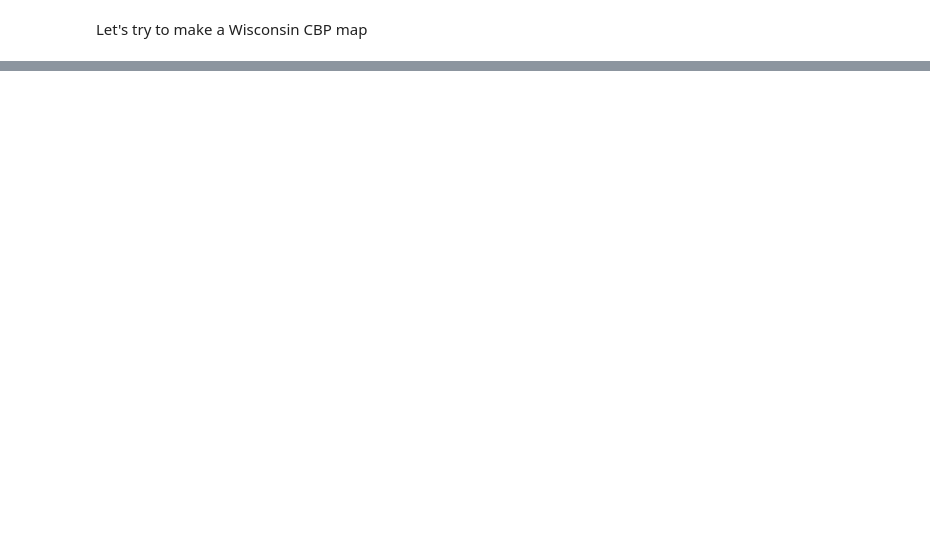
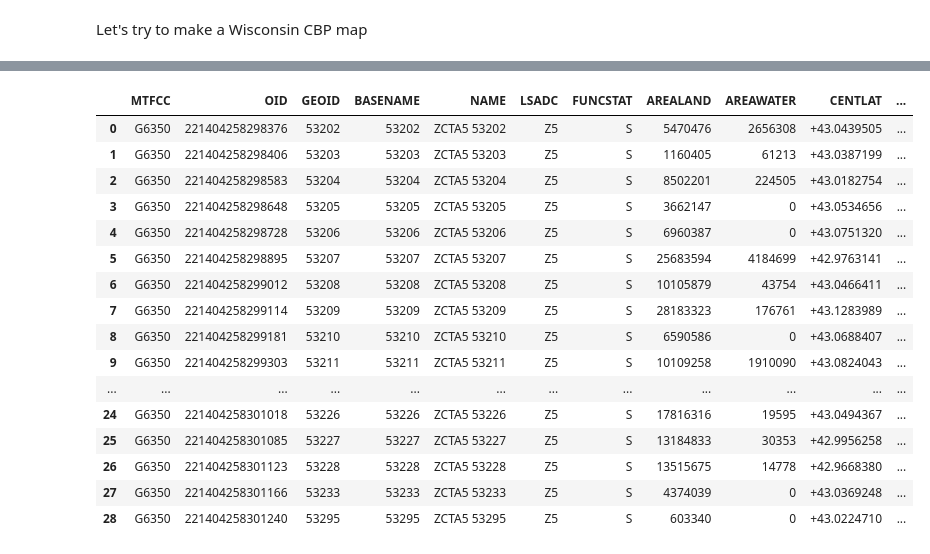
Before and after one commit to edebroux/census_api_builder, a Jupyter notebook: cenpy_practice.ipynb, the cells around one changed output, grey strips where cells are left out. Cells and saved outputs as stored; diff of their text form; code cells hidden in the pictures; blank space fills up the shorter version.

```diff
--- a/cenpy_practice.ipynb
+++ b/cenpy_practice.ipynb
@@ -256,0 +379,14 @@ pandas.core.frame.DataFrame
+# %%
+mke_zbp_zcta = mke_zbp[["YEAR",
+                        "NAICS2017",
+                        "NAICS2017_LABEL",
+                        "EMP",
+                        "ESTAB",
+                        "PAYANN",
+                        "PAYQTR1",
+                        "zcta"]].groupby(["YEAR",
+                                          "NAICS2017",
+                                          "NAICS2017_LABEL",
+                                          "zcta"]).sum().sort_values(by=["zcta",
+                                                                         "NAICS2017"], ascending=True).reset_index(drop=False)
+mke_zbp_zcta
@@ -256,0 +427,5 @@ pandas.core.frame.DataFrame
+# %%
+# Set the connection to the 2010 Decennial
+zcta_geo_conn = cp.remote.APIConnection("DECENNIALSF12010", apikey=key)
+zcta_geo_conn.set_mapservice('tigerWMS_Census2010')
+zcta_geo_conn.mapservice.layers[8].variables
@@ -256,0 +450,13 @@ pandas.core.frame.DataFrame
+# %%
+mke_zctas = mke_zbp_zcta.zcta.unique()
+# %%
+# Get the ZCTA geographies
+zcta_data = pd.DataFrame()
+# Compile ZCTA shape files
+for zcta in mke_zctas:
+    # Show which ZCTA's shapefile is being pulled
+    print(f"Requesting data for ZCTA: {zcta}.")
+    # Put in request for ZCTA
+    geo_req = zcta_geo_conn.mapservice.query(layer=8, where=f"ZCTA5 = {zcta}")
+    # Concatenate the returned DataFrame to our overall dataset
+    zcta_data = pd.concat([zcta_data, geo_req], axis=0, ignore_index=True)
@@ -256,0 +481,20 @@ pandas.core.frame.DataFrame
+# %%
+zcta_data
+# %% [output]
+|  | MTFCC | OID | GEOID | BASENAME | NAME | LSADC | FUNCSTAT | AREALAND | AREAWATER | CENTLAT | ... |
+| 0 | G6350 | 221404258298376 | 53202 | 53202 | ZCTA5 53202 | Z5 | S | 5470476 | 2656308 | +43.0439505 | ... |
+| 1 | G6350 | 221404258298406 | 53203 | 53203 | ZCTA5 53203 | Z5 | S | 1160405 | 61213 | +43.0387199 | ... |
+| 2 | G6350 | 221404258298583 | 53204 | 53204 | ZCTA5 53204 | Z5 | S | 8502201 | 224505 | +43.0182754 | ... |
+| 3 | G6350 | 221404258298648 | 53205 | 53205 | ZCTA5 53205 | Z5 | S | 3662147 | 0 | +43.0534656 | ... |
+| 4 | G6350 | 221404258298728 | 53206 | 53206 | ZCTA5 53206 | Z5 | S | 6960387 | 0 | +43.0751320 | ... |
+| 5 | G6350 | 221404258298895 | 53207 | 53207 | ZCTA5 53207 | Z5 | S | 25683594 | 4184699 | +42.9763141 | ... |
+| 6 | G6350 | 221404258299012 | 53208 | 53208 | ZCTA5 53208 | Z5 | S | 10105879 | 43754 | +43.0466411 | ... |
+| 7 | G6350 | 221404258299114 | 53209 | 53209 | ZCTA5 53209 | Z5 | S | 28183323 | 176761 | +43.1283989 | ... |
+| 8 | G6350 | 221404258299181 | 53210 | 53210 | ZCTA5 53210 | Z5 | S | 6590586 | 0 | +43.0688407 | ... |
+| 9 | G6350 | 221404258299303 | 53211 | 53211 | ZCTA5 53211 | Z5 | S | 10109258 | 1910090 | +43.0824043 | ... |
+| ... | ... | ... | ... | ... | ... | ... | ... | ... | ... | ... | ... |
+| 24 | G6350 | 221404258301018 | 53226 | 53226 | ZCTA5 53226 | Z5 | S | 17816316 | 19595 | +43.0494367 | ... |
+| 25 | G6350 | 221404258301085 | 53227 | 53227 | ZCTA5 53227 | Z5 | S | 13184833 | 30353 | +42.9956258 | ... |
+| 26 | G6350 | 221404258301123 | 53228 | 53228 | ZCTA5 53228 | Z5 | S | 13515675 | 14778 | +42.9668380 | ... |
+| 27 | G6350 | 221404258301166 | 53233 | 53233 | ZCTA5 53233 | Z5 | S | 4374039 | 0 | +43.0369248 | ... |
+| 28 | G6350 | 221404258301240 | 53295 | 53295 | ZCTA5 53295 | Z5 | S | 603340 | 0 | +43.0224710 | ... |
```
Also changed, not shown: parts of 21 cells of this notebook.
